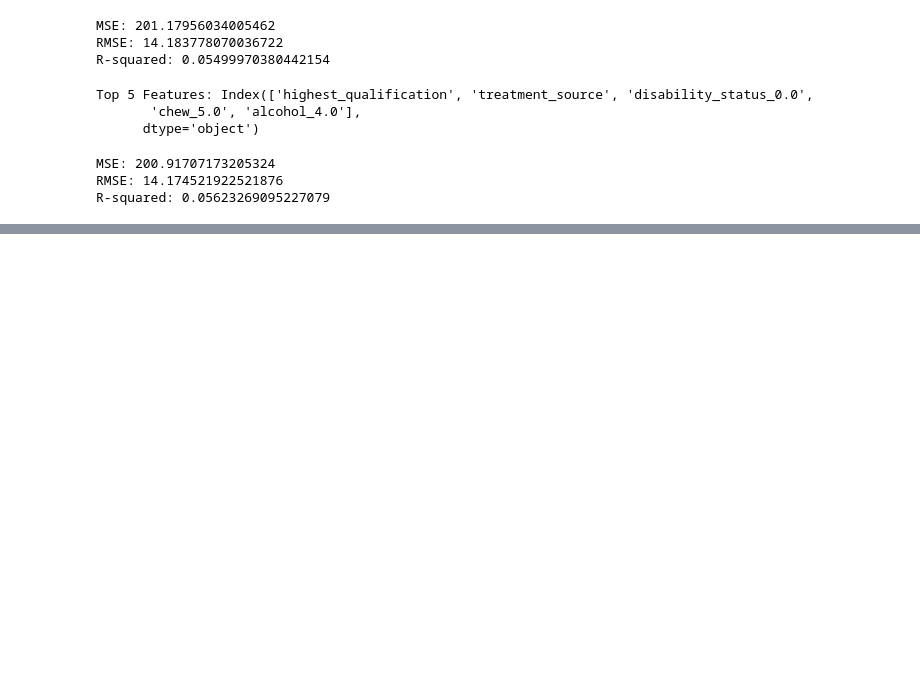
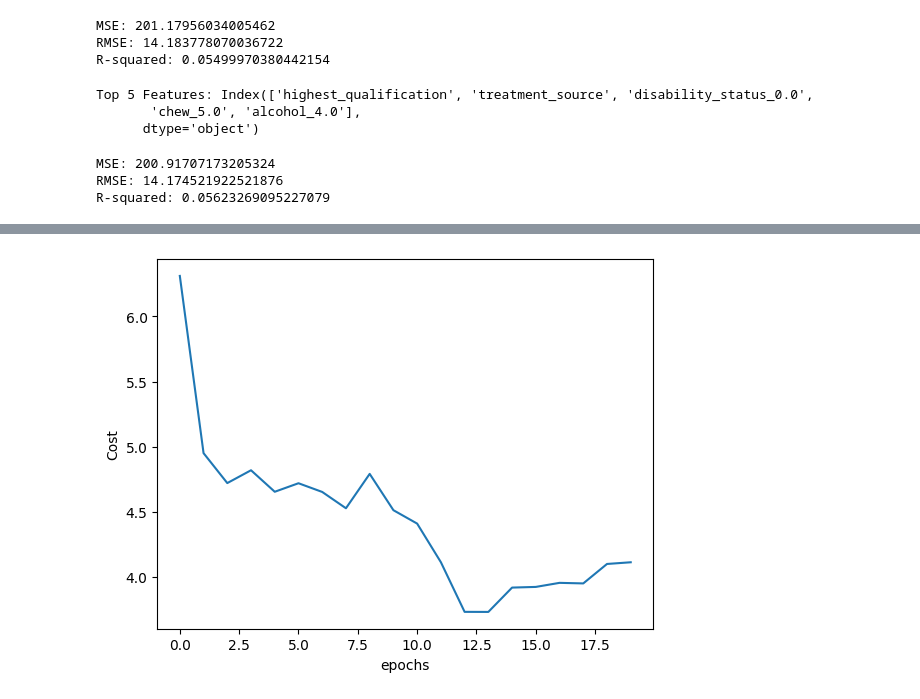
Before and after one commit to shubanms/gdsc-wow-hackathon, a Jupyter notebook: modelTesting.ipynb, the cells around one changed output, grey strips where cells are left out. Saved outputs shown, nothing was run; the diff lists cells and outputs as text; code cells hidden in the pictures; blank space fills up the shorter version.

```diff
--- a/modelTesting.ipynb
+++ b/modelTesting.ipynb
@@ -121,0 +174,10 @@ R-squared: 0.05623269095227079
+# %%
+import tensorflow as tf
+
+bias=tf.keras.initializers.HeNormal()
+
+model = tf.keras.Sequential([
+  tf.keras.layers.Dense(10, kernel_initializer="he_normal", bias_initializer=bias, activation='sigmoid', input_shape=(30,)),
+  tf.keras.layers.Dense(20, kernel_initializer="he_normal", bias_initializer=bias, activation='relu'),
+  tf.keras.layers.Dense(1, kernel_initializer="he_normal", bias_initializer=bias, activation='swish', input_shape=(30,))
+])
@@ -121,0 +202,4 @@ R-squared: 0.05623269095227079
+# %%
+model.compile(optimizer=tf.keras.optimizers.Adam(0.1),loss=tf.keras.losses.MeanAbsoluteError(),metrics=[tf.keras.metrics.RootMeanSquaredError() , 'accuracy'])
+# %%
+learning=model.fit(X_train,y_train,epochs=20,batch_size=16,verbose=True)
@@ -121,0 +226,11 @@ R-squared: 0.05623269095227079
+# %%
+def plot(learning):
+  plt.plot(learning.history['loss'])
+  plt.xlabel("epochs")
+  plt.ylabel("Cost")
+
+  plt.show()
+# %%
+plot(learning)
+# %% [output]
+[figure, added]
```
Also changed, not shown: parts of 19 cells of this notebook, 4 other files.
